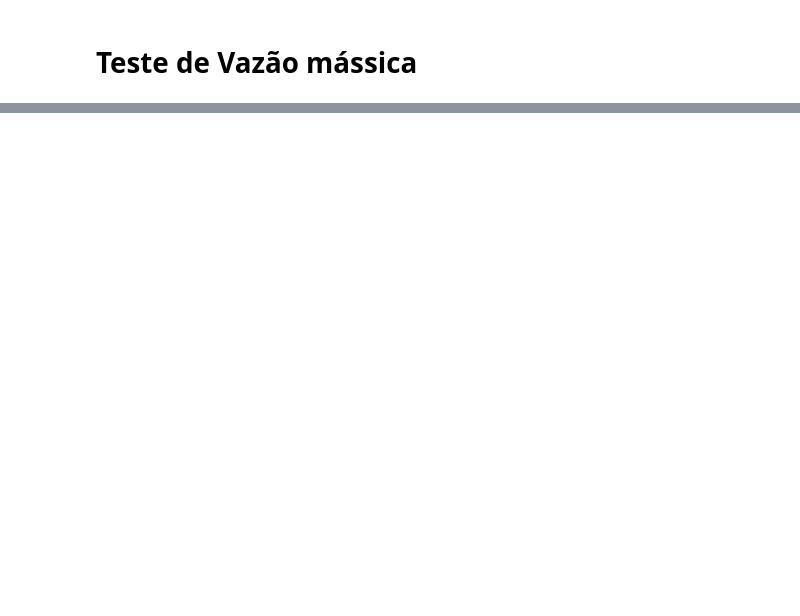
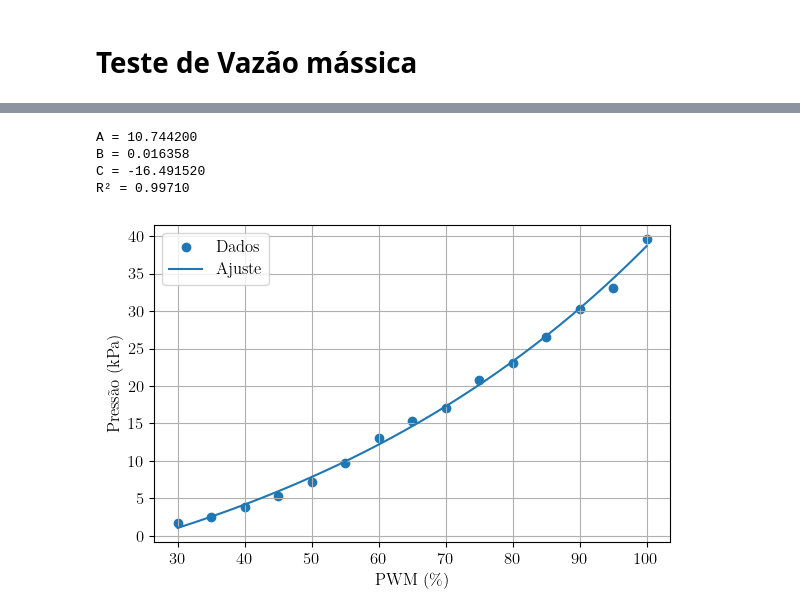
Before and after one commit to andrevale99/LoveBombing, a Jupyter notebook: notebook/main.ipynb, the cells around one changed output, grey strips where cells are left out. Saved outputs shown, nothing was run; the diff lists cells and outputs as text; code cells hidden in the pictures; blank space fills up the shorter version.

Commit message:
ajuste

```diff
--- a/notebook/main.ipynb
+++ b/notebook/main.ipynb
@@ -324,0 +407,78 @@ plt.show()
+# %%
+# Modelo exponencial crescente com assíntota
+def modelo(x, A, B, C):
+    return A * np.exp(B * x) + C
+
+
+# Chute inicial
+p0 = [10.0, 0.01, -10.0]
+
+
+# Ajuste
+param, cov = curve_fit(
+    modelo,
+    pwm,
+    pressao,
+    p0=p0,
+    maxfev=10000
+)
+
+
+A, B, C = param
+
+
+print(f"A = {A:.6f}")
+print(f"B = {B:.6f}")
+print(f"C = {C:.6f}")
+
+
+# Valores estimados pelo modelo
+pressao_pred = modelo(pwm, *param)
+
+
+# R²
+ss_res = np.sum((pressao - pressao_pred) ** 2)
+ss_tot = np.sum((pressao - np.mean(pressao)) ** 2)
+
+r2 = 1 - (ss_res / ss_tot)
+
+
+print(f"R² = {r2:.5f}")
+
+
+# Gráfico
+x_plot = np.linspace(pwm.min(), pwm.max(), 500)
+y_plot = modelo(x_plot, *param)
+
+
+plt.figure(figsize=(6, 4))
+
+plt.scatter(
+    pwm,
+    pressao,
+    label="Dados"
+)
+
+plt.plot(
+    x_plot,
+    y_plot,
+    label=f"Ajuste"
+)
+
+plt.xlabel(r'PWM ($\%$)')
+plt.ylabel(r'Pressão (kPa)')
+
+plt.grid(True)
+plt.legend()
+
+plt.tight_layout()
+
+plt.savefig("./img/ajustePressao.pdf")
+
+plt.show()
+# %% [output]
+A = 10.744200
+B = 0.016358
+C = -16.491520
+R² = 0.99710
+[figure, added]
```
Also changed, not shown: parts of 11 cells of this notebook, 1 other file.
